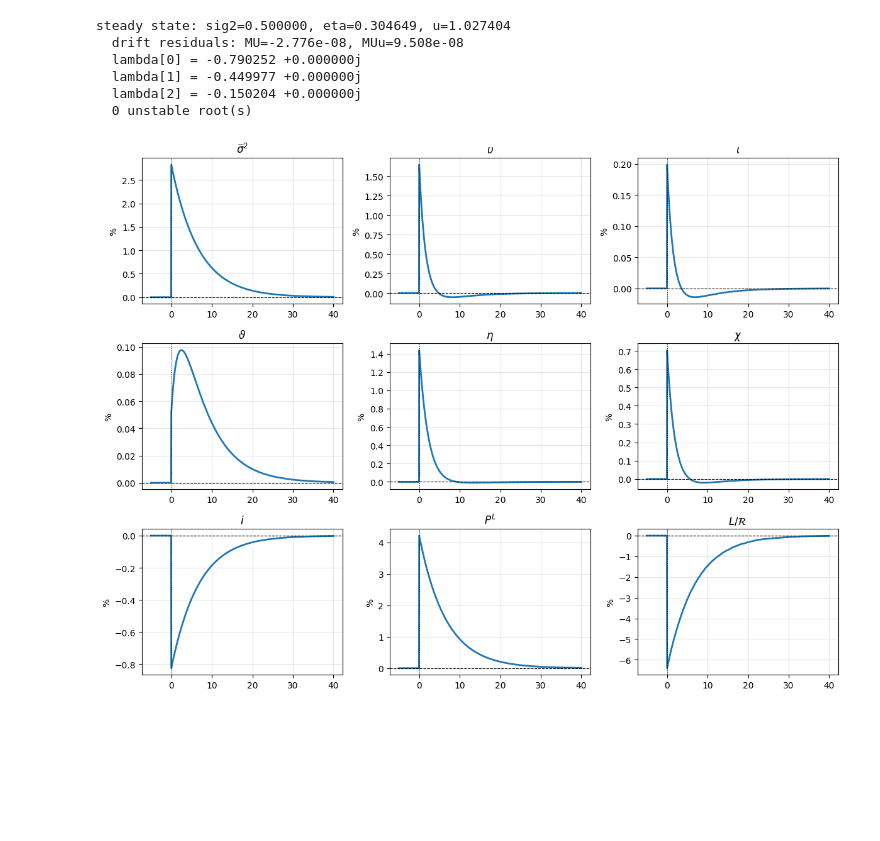
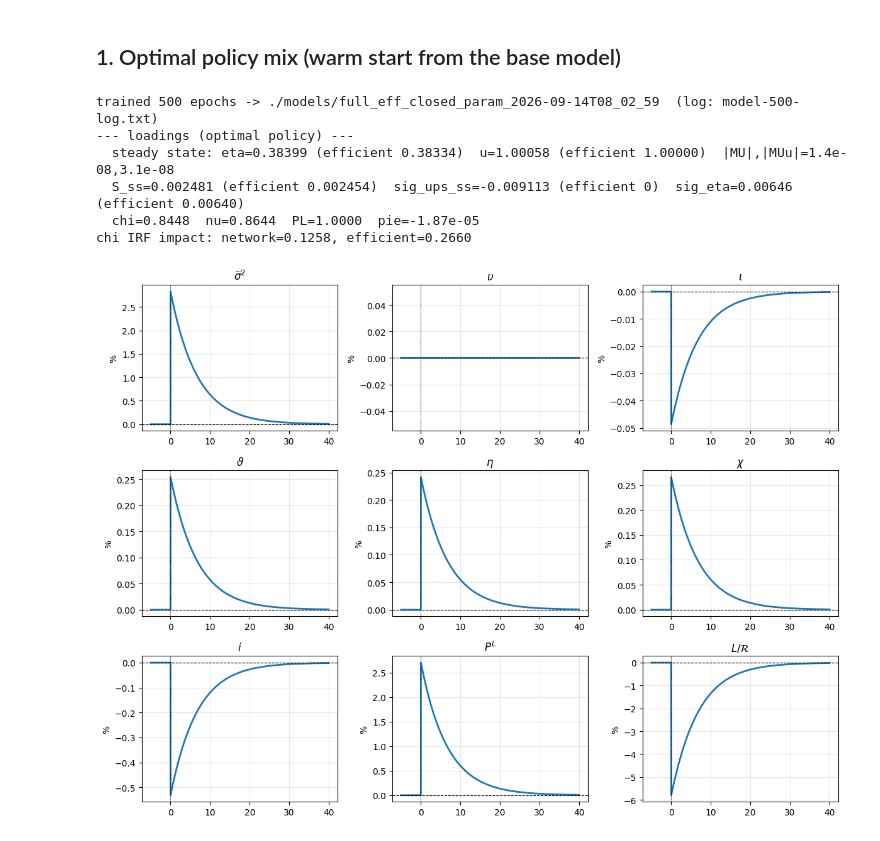
Before and after one commit to rotmanfinhub/deep-macrofin, a Jupyter notebook: examples/macro_problems/alexandrov-brunnermeier/full_eff_closed_warm_start.ipynb, the cells around one changed output. Cells and saved outputs as stored; diff of their text form; code cells hidden in the pictures; blank space fills up the shorter version.

```diff
--- a/examples/macro_problems/alexandrov-brunnermeier/full_eff_closed_warm_start.ipynb
+++ b/examples/macro_problems/alexandrov-brunnermeier/full_eff_closed_warm_start.ipynb
@@ -1259,3 +1387,31 @@ def plot_policy(tables, labels, outdir):
     fig.tight_layout()
     plt.savefig(f"{outdir}/policy.pdf")
     plt.show()
+
+def report_loadings(model: PDEModel, label: str = "") -> None:
+    """Steady state and shock loadings vs the closed-form efficient values.
+
+    Under the optimal mix (and at C = 1) everything must agree; under a
+    genuinely perturbed policy the steady state and loadings legitimately
+    differ, but |F| must still be ~1e-7 (exact inner block) and the drift
+    residuals ~0.
+    """
+    p = MODEL_PARAMS
+    eta_star, _ = efficient_steady_state(p)
+    u_star = solve_u_planner(p)
+    s0 = torch.tensor([[p["sig2_ss"]]], dtype=torch.float32, device=model.device, requires_grad=True)
+    eff = efficient_ito_objects(s0, p)
+    S_star = float((eff["eta"] * eff["sig_eta"]).detach())
+    se_star = float(eff["sig_eta"].detach())
+    pt, r = deterministic_steady_state(model)
+    names = ["S", "sig_ups", "sig_eta", "chi", "nu", "PL", "pie"]
+    if "F_norm" in model.variable_val_dict:
+        names.append("F_norm")
+    v = evaluate_at(model, np.array([[p["sig2_ss"], pt[0], pt[1]]]), names)
+    print(f"--- loadings {label} ---")
+    print(f"  steady state: eta={pt[0]:.5f} (efficient {eta_star:.5f})  u={pt[1]:.5f} (efficient {u_star:.5f})  "
+          f"|MU|,|MUu|={abs(r[0]):.1e},{abs(r[1]):.1e}")
+    print(f"  S_ss={v['S'][0]:.6f} (efficient {S_star:.6f})  sig_ups_ss={v['sig_ups'][0]:+.6f} (efficient 0)  "
+          f"sig_eta={v['sig_eta'][0]:.5f} (efficient {se_star:.5f})")
+    extra = f"  max|F1..F4|={v['F_norm'][0]:.1e}" if "F_norm" in v else ""
+    print(f"  chi={v['chi'][0]:.4f}  nu={v['nu'][0]:.4f}  PL={v['PL'][0]:.4f}  pie={v['pie'][0]:+.2e}{extra}")
@@ -1337,14 +1418,27 @@ chi IRF impact: network=-0.0017, efficient=0.0792
-# %%
-# --- 5. impulse response off the efficient manifold ------------------------
-# Coarser dt than the manifold IRF: this one steps sequentially, one network
-# evaluation per step, and the drift timescale does not need dt_irf.
-irf_perturbed = simulate_irf_perturbed(perturbed_model, shock=dZ, horizon=T_irf, dt=0.05, pre_shock=ap)
-plot_irf(irf_perturbed, PERTURBED_MODEL_PATH)
-# %% [output]
-steady state: sig2=0.500000, eta=0.304649, u=1.027404
-  drift residuals: MU=-2.776e-08, MUu=9.508e-08
-  lambda[0] = -0.790252 +0.000000j
-  lambda[1] = -0.449977 +0.000000j
-  lambda[2] = -0.150204 +0.000000j
-  0 unstable root(s)
-[figure, removed]
+# %% [markdown]
+## 1. Optimal policy mix (warm start from the base model)
+# %%
+model = get_model(
+    NEW_MODEL_PATH,
+    model_size=[64, 64, 64, 64],
+    batch_size=500,
+    num_epochs=500,
+    lr=1e-5,
+    warm_start=True,
+    warm_start_base_model_path=BASE_MODEL_PATH,
+)
+report_loadings(model, "(optimal policy)")
+
+irf_opt = simulate_irf(model, shock=dZ, horizon=T_irf, dt=dt_irf, pre_shock=ap)
+plot_irf(irf_opt, NEW_MODEL_PATH)
+
+optimal_policy = extract_policy(model)
+save_policy(optimal_policy, os.path.join(NEW_MODEL_PATH, "policy_optimal.npz"))
+# %% [output]
+trained 500 epochs -> ./models/full_eff_closed_param_2026-09-14T08_02_59  (log: model-500-log.txt)
+--- loadings (optimal policy) ---
+  steady state: eta=0.38399 (efficient 0.38334)  u=1.00058 (efficient 1.00000)  |MU|,|MUu|=1.4e-08,3.1e-08
+  S_ss=0.002481 (efficient 0.002454)  sig_ups_ss=-0.009113 (efficient 0)  sig_eta=0.00646 (efficient 0.00640)
+  chi=0.8448  nu=0.8644  PL=1.0000  pie=-1.87e-05
+chi IRF impact: network=0.1258, efficient=0.2660
+[figure, added]
```
Also changed, not shown: parts of 16 cells of this notebook.
